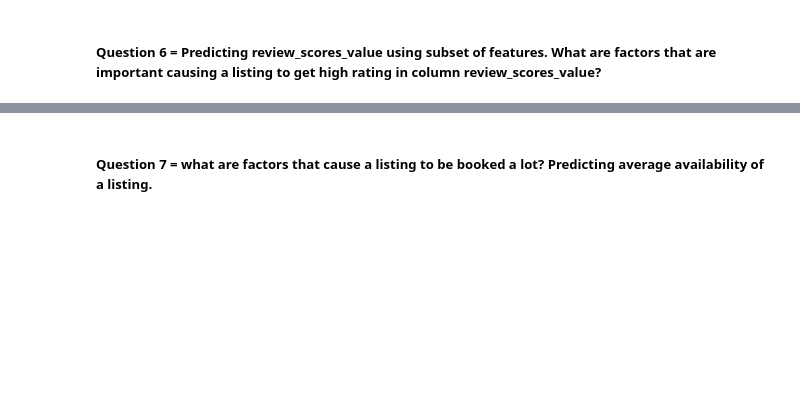
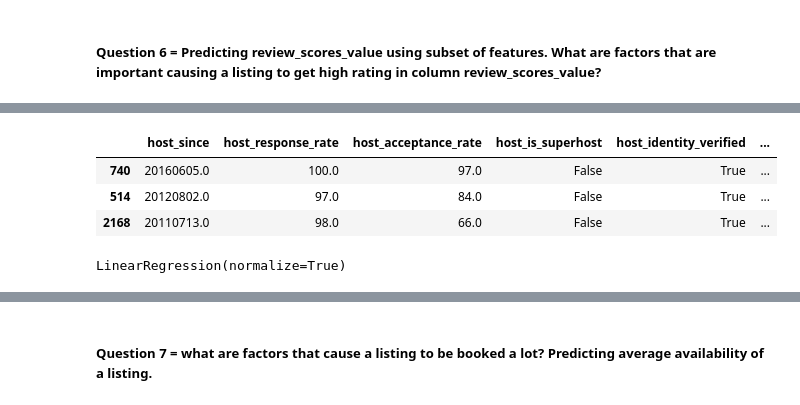
Before and after one commit to sdaphtardar/airbnb_dataset_analysis, a Jupyter notebook: AirBnB_Data_Analysis.ipynb, the cells around one changed output, grey strips where cells are left out. Cells and saved outputs as stored; diff of their text form; code cells hidden in the pictures; blank space fills up the shorter version.

Commit message:
Answer second ML question regarding predicting review score using Linear Regression

```diff
--- a/AirBnB_Data_Analysis.ipynb
+++ b/AirBnB_Data_Analysis.ipynb
@@ -1556,4 +1573,0 @@ df_predict_review_scores_value['host_since_year'] = pd.DatetimeIndex(df_predict_
-# %%
-df_predict_review_scores_value['host_since_month'] = pd.DatetimeIndex(df_predict_review_scores_value['host_since']).month
-# %%
-df_predict_review_scores_value['host_since_day'] = pd.DatetimeIndex(df_predict_review_scores_value['host_since']).day
@@ -1921,6 +1936,8 @@ df_predict_review_scores_value.cleaning_fee.fillna(df_predict_review_scores_valu
 df_predict_review_scores_value.cleaning_fee.isna().sum()
 # %% [output]
 0
+# %%
+df_predict_review_scores_value.dropna(subset=['zipcode'], inplace=True)
 # %% [markdown]
 ##### Question 7 = what are factors that cause a listing to be booked a lot?  Predicting average availability of a listing.
 # %% [markdown]
@@ -2673,0 +2722,8 @@ df_predict_review_scores_value.sample(3)
+# %%
+X = ['host_since', 'host_response_rate',
+       'host_acceptance_rate', 'host_is_superhost', 'host_identity_verified',
+       'zipcode', 'price', 'cleaning_fee',
+       'host_response_time_a few days or more',
+       'host_response_time_within a day',
+       'host_response_time_within a few hours',
+       'host_response_time_within an hour', 'host_response_time_nan']
@@ -2673,0 +2752,7 @@ df_predict_review_scores_value.sample(3)
+# %%
+df_predict_review_scores_value[X].sample(3)
+# %% [output]
+|  | host_since | host_response_rate | host_acceptance_rate | host_is_superhost | host_identity_verified | ... |
+| 740 | 20160605.0 | 100.0 | 97.0 | False | True | ... |
+| 514 | 20120802.0 | 97.0 | 84.0 | False | True | ... |
+| 2168 | 20110713.0 | 98.0 | 66.0 | False | True | ... |
@@ -2673,0 +2764,4 @@ df_predict_review_scores_value.sample(3)
+# %%
+lm_model.fit(X_train, y_train)
+# %% [output]
+LinearRegression(normalize=True)
```
Also changed, not shown: parts of 47 cells of this notebook.
